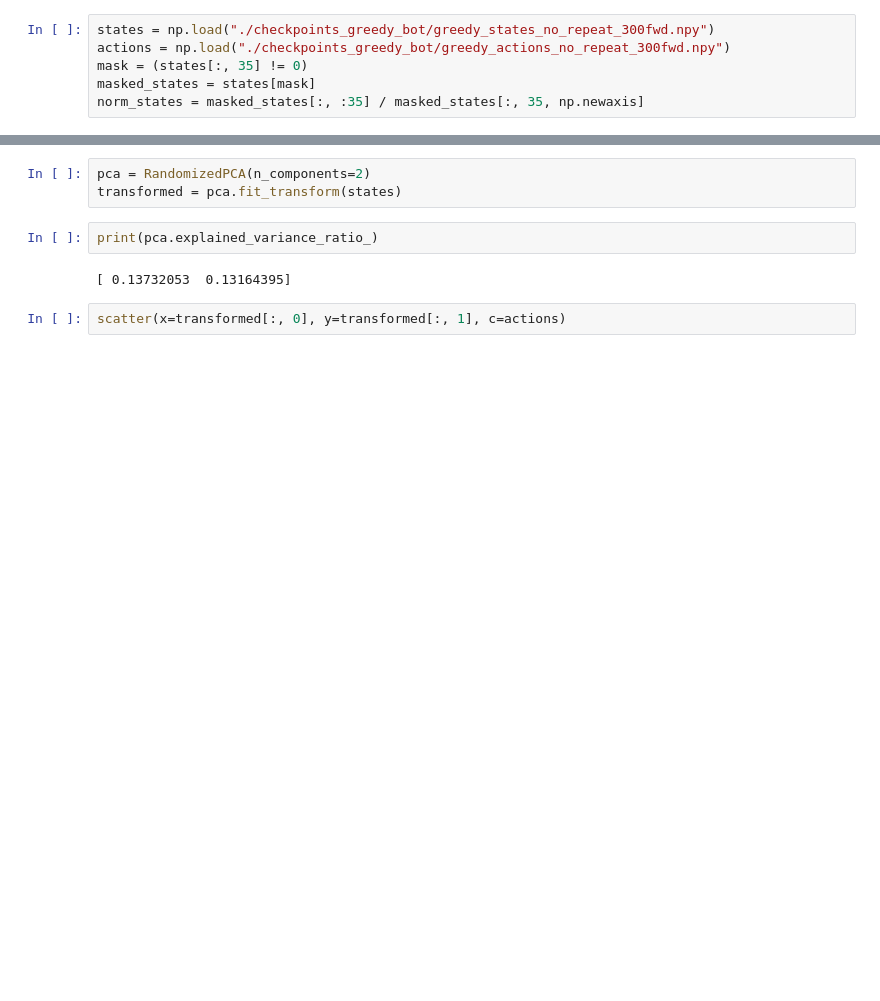
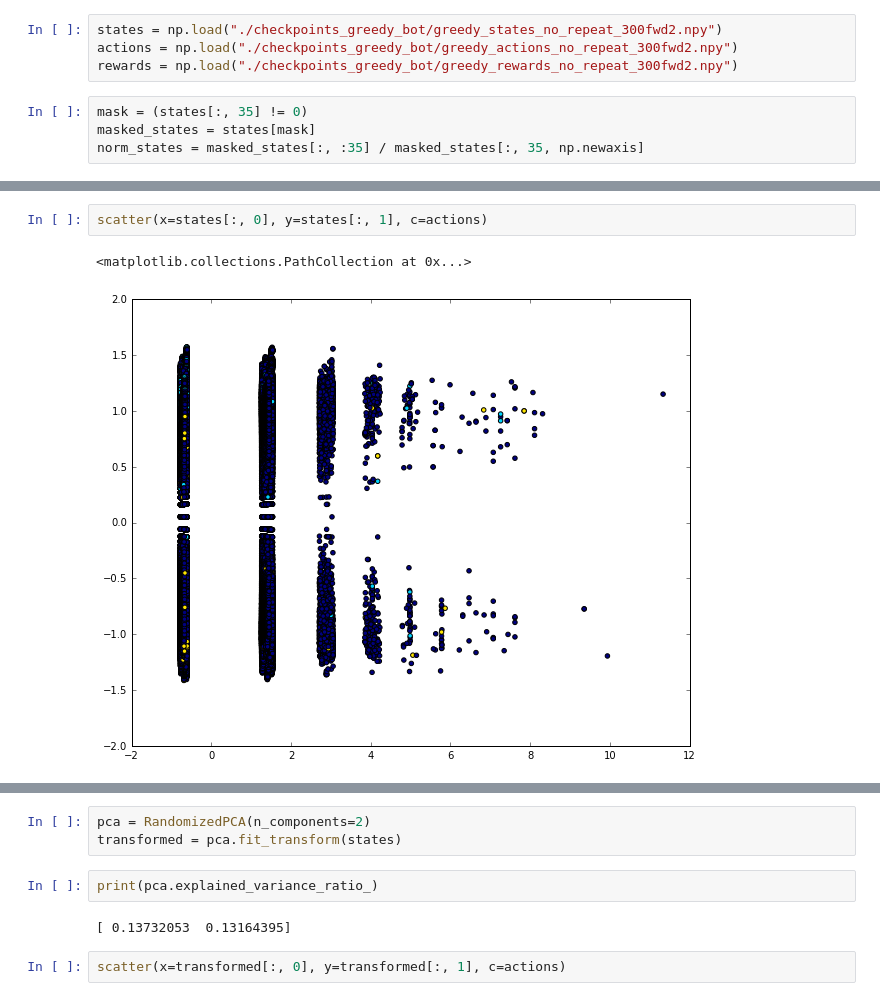
Before and after one commit to amorgun/blackbox-2016, a Jupyter notebook: notebook.ipynb, the cells around one changed output, grey strips where cells are left out. Cells and saved outputs as stored; diff of their text form; blank space fills up the shorter version.

```diff
--- a/notebook.ipynb
+++ b/notebook.ipynb
@@ -7,8 +8,10 @@ from sklearn.preprocessing import StandardScaler
 # %% [output]
 Populating the interactive namespace from numpy and matplotlib
+# %%
+states = np.load("./checkpoints_greedy_bot/greedy_states_no_repeat_300fwd2.npy")
+actions = np.load("./checkpoints_greedy_bot/greedy_actions_no_repeat_300fwd2.npy")
+rewards = np.load("./checkpoints_greedy_bot/greedy_rewards_no_repeat_300fwd2.npy")
 # %%
-states = np.load("./checkpoints_greedy_bot/greedy_states_no_repeat_300fwd.npy")
-actions = np.load("./checkpoints_greedy_bot/greedy_actions_no_repeat_300fwd.npy")
 mask = (states[:, 35] != 0)
 masked_states = states[mask]
 norm_states = masked_states[:, :35] / masked_states[:, 35, np.newaxis]
@@ -14,0 +156,5 @@ norm_states = masked_states[:, :35] / masked_states[:, 35, np.newaxis]
+# %%
+scatter(x=states[:, 0], y=states[:, 1], c=actions)
+# %% [output]
+<matplotlib.collections.PathCollection at 0x...>
+[figure, added]
```
Also changed, not shown: parts of 16 cells of this notebook.
